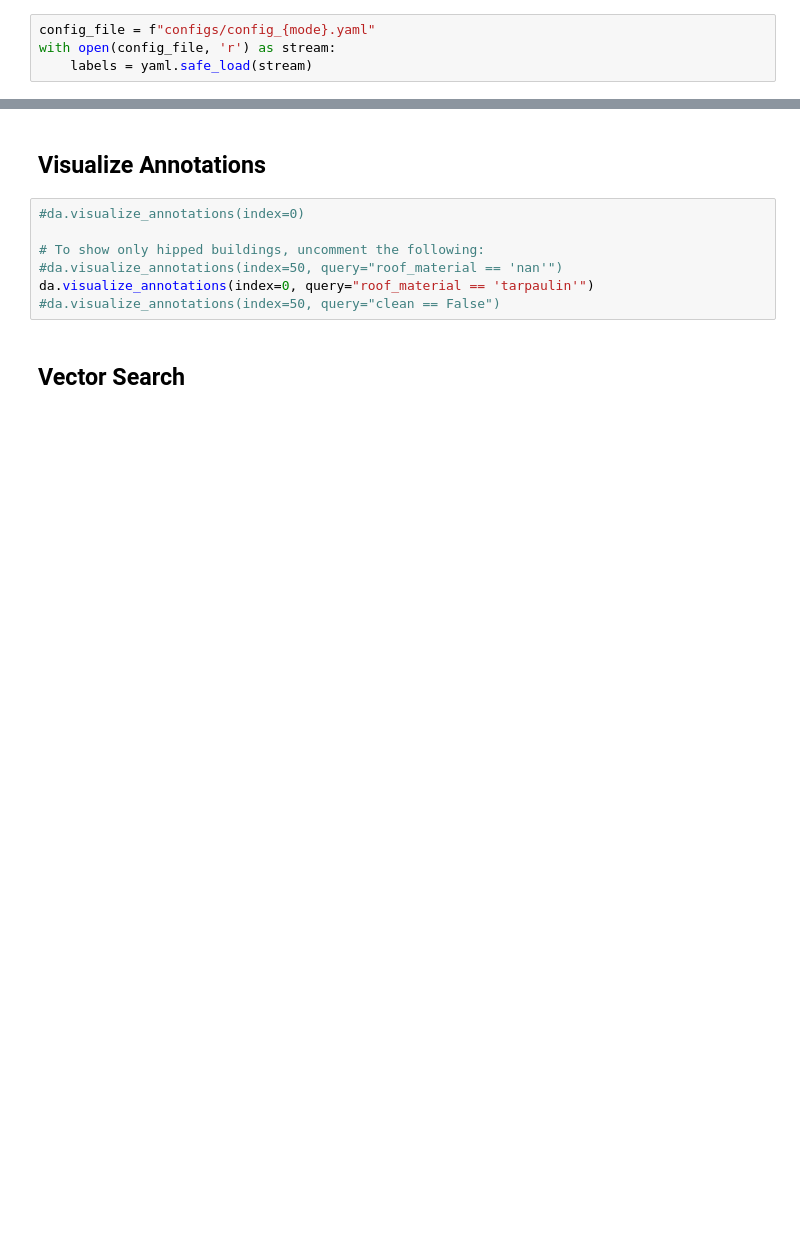
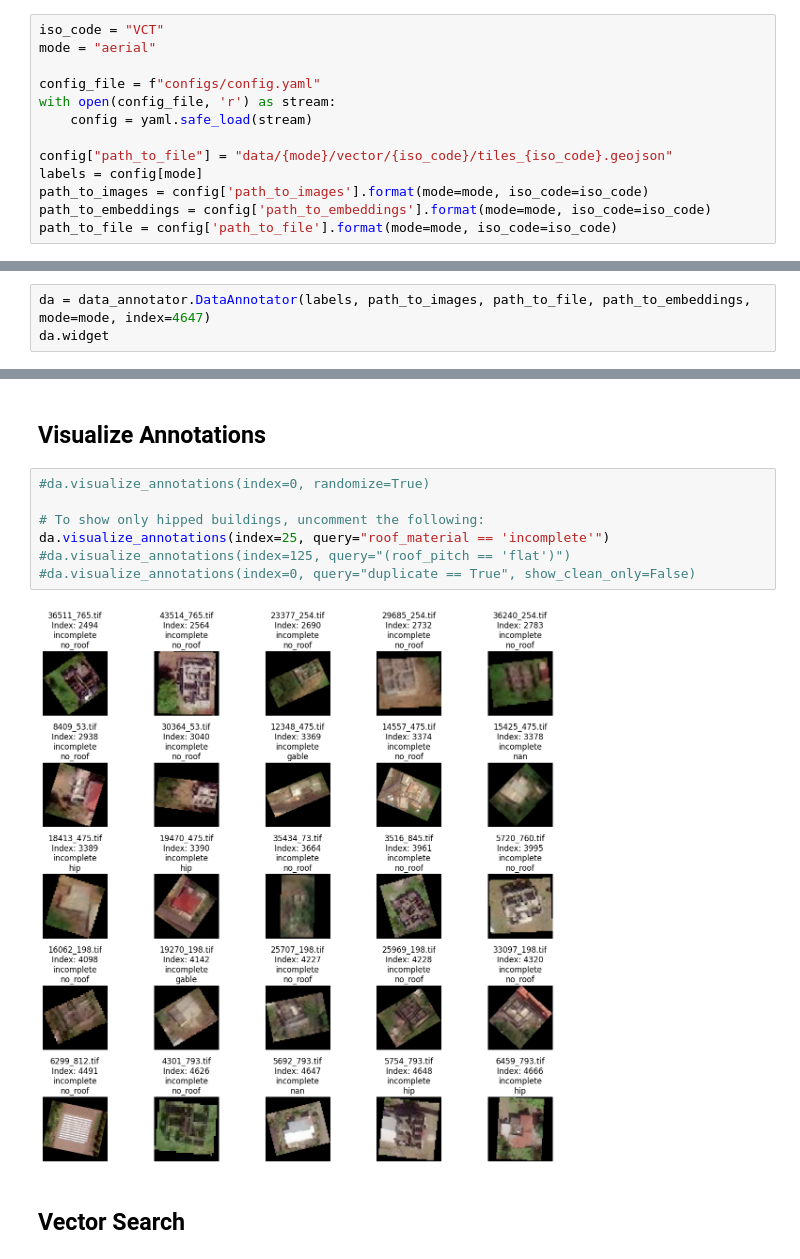
Before and after one commit to GFDRR/caribbean-climate-resilience, a Jupyter notebook: notebooks/02_data_annotation.ipynb, the cells around one changed output, grey strips where cells are left out. Saved outputs shown, nothing was run; the diff lists cells and outputs as text; blank space fills up the shorter version.

```diff
--- a/notebooks/02_data_annotation.ipynb
+++ b/notebooks/02_data_annotation.ipynb
@@ -26,6 +15,15 @@ path_to_embeddings = f"data/aerial/vector/{iso_code}/embeddings/"
 # %%
-config_file = f"configs/config_{mode}.yaml"
+iso_code = "VCT"
+mode = "aerial"
+
+config_file = f"configs/config.yaml"
 with open(config_file, 'r') as stream:
-    labels = yaml.safe_load(stream)
+    config = yaml.safe_load(stream)
+
+config["path_to_file"] = "data/{mode}/vector/{iso_code}/tiles_{iso_code}.geojson"
+labels = config[mode]
+path_to_images = config['path_to_images'].format(mode=mode, iso_code=iso_code)
+path_to_embeddings = config['path_to_embeddings'].format(mode=mode, iso_code=iso_code)
+path_to_file = config['path_to_file'].format(mode=mode, iso_code=iso_code)
 # %% [markdown]
 ## Interactive Annotation
@@ -36,0 +30,3 @@ MulticlassLabeller(children=(HTML(value='<h2 style="text-align:center;">BjVNUn3O
+# %%
+da = data_annotator.DataAnnotator(labels, path_to_images, path_to_file, path_to_embeddings, mode=mode, index=4647)
+da.widget
@@ -39,11 +41,13 @@ da.end_timer()
 # %% [markdown]
 ## Visualize Annotations
 # %%
-#da.visualize_annotations(index=0)
+#da.visualize_annotations(index=0, randomize=True)
 
 # To show only hipped buildings, uncomment the following:
-#da.visualize_annotations(index=50, query="roof_material == 'nan'")
-da.visualize_annotations(index=0, query="roof_material == 'tarpaulin'")
-#da.visualize_annotations(index=50, query="clean == False")
+da.visualize_annotations(index=25, query="roof_material == 'incomplete'")
+#da.visualize_annotations(index=125, query="(roof_pitch == 'flat')")
+#da.visualize_annotations(index=0, query="duplicate == True", show_clean_only=False)
+# %% [output]
+[figure, added]
 # %% [markdown]
 ## Vector Search
```
Also changed, not shown: parts of 11 cells of this notebook, 2 other files.
